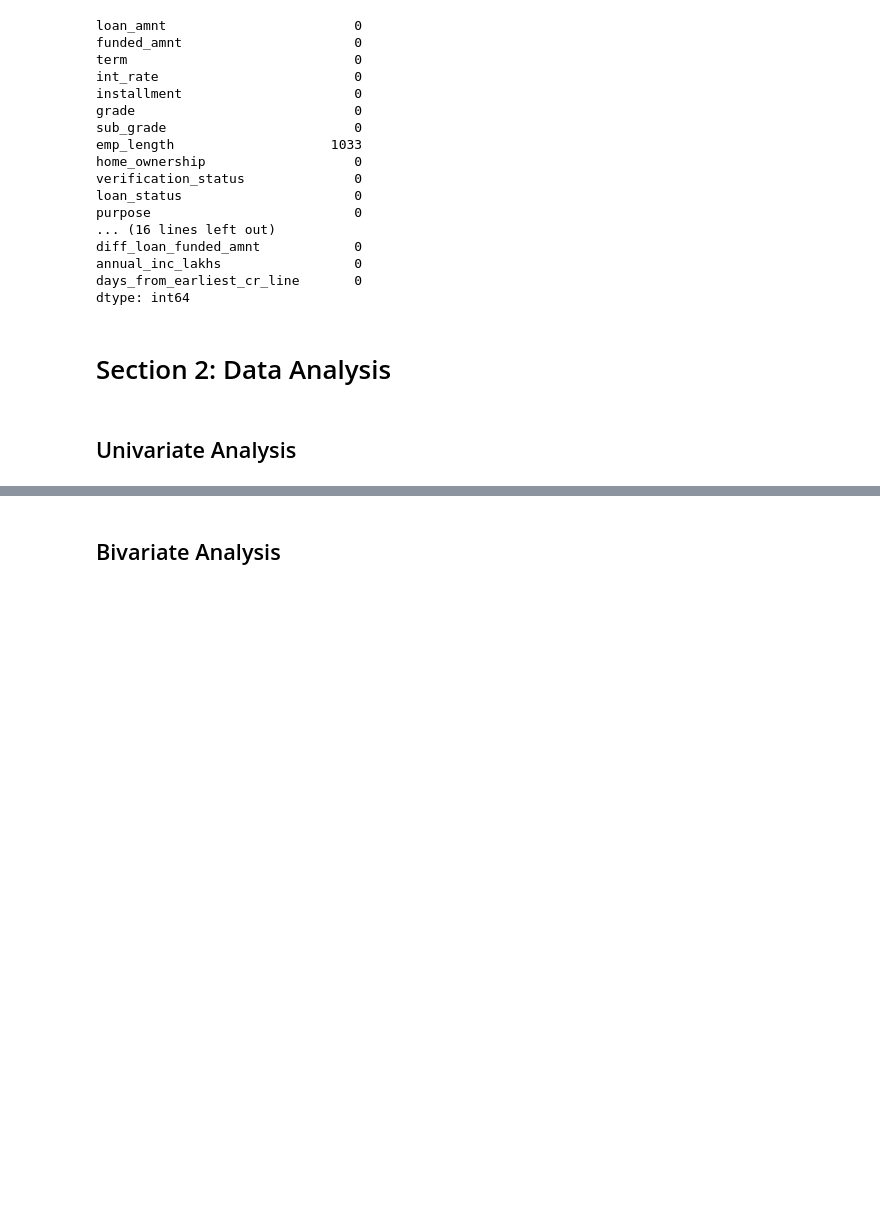
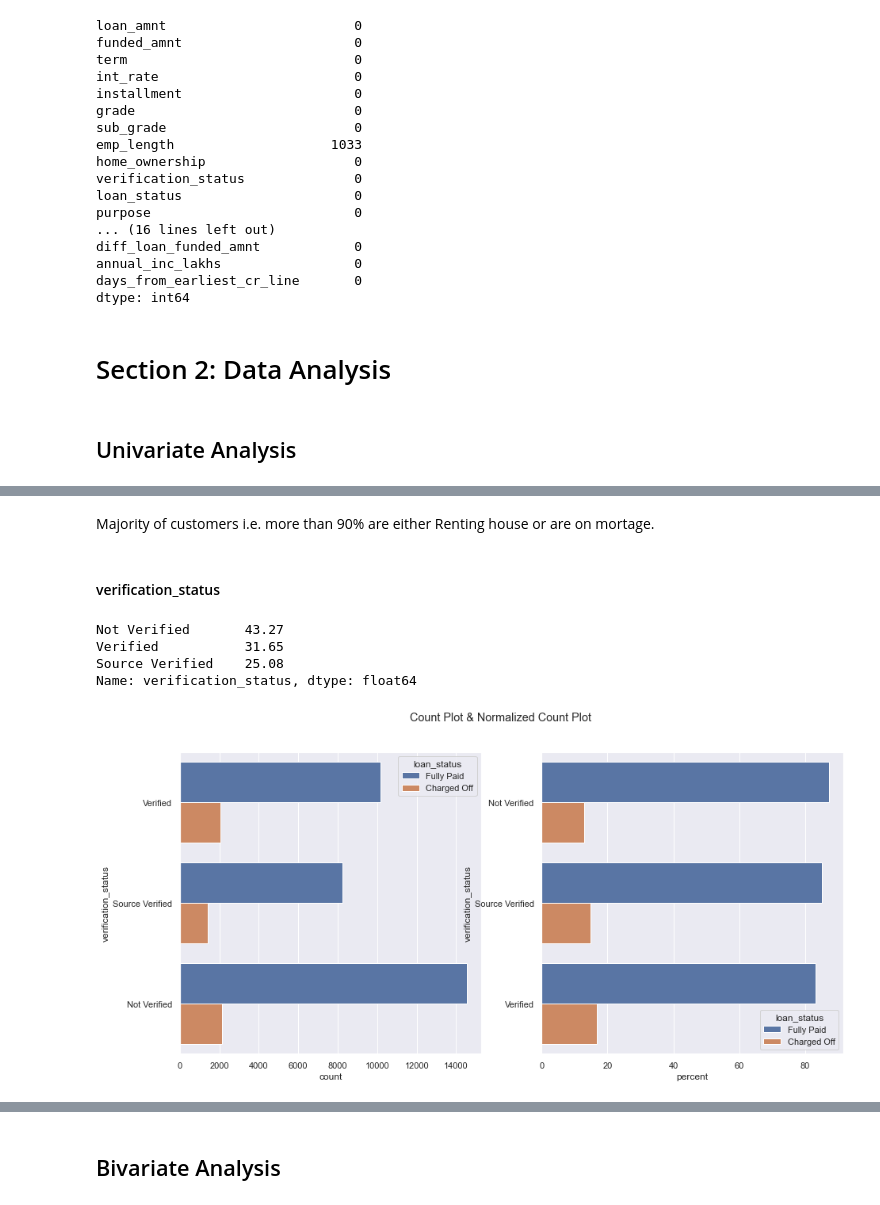
Before and after one commit to G-Slient/fraud_detection, a Jupyter notebook: Lending Club - Case Study.ipynb, the cells around one changed output, grey strips where cells are left out. Cells and saved outputs as stored; diff of their text form; code cells hidden in the pictures; blank space fills up the shorter version.

```diff
--- a/Lending Club - Case Study.ipynb
+++ b/Lending Club - Case Study.ipynb
@@ -449,0 +543,18 @@ dtype: int64
+# %% [markdown]
+Majority of customers i.e. more than 90% are either Renting house or are on mortage.
+# %% [markdown]
+#### verification_status
+# %%
+normalize_values(loan_df, 'verification_status')
+
+univariate_analysis(loan_df,
+                    "verification_status",
+                    "loan_status",
+                    title="Count Plot & Normalized Count Plot",
+                    size=(15,7))
+# %% [output]
+Not Verified       43.27
+Verified           31.65
+Source Verified    25.08
+Name: verification_status, dtype: float64
+[figure, added]
```
Also changed, not shown: parts of 85 cells of this notebook.
